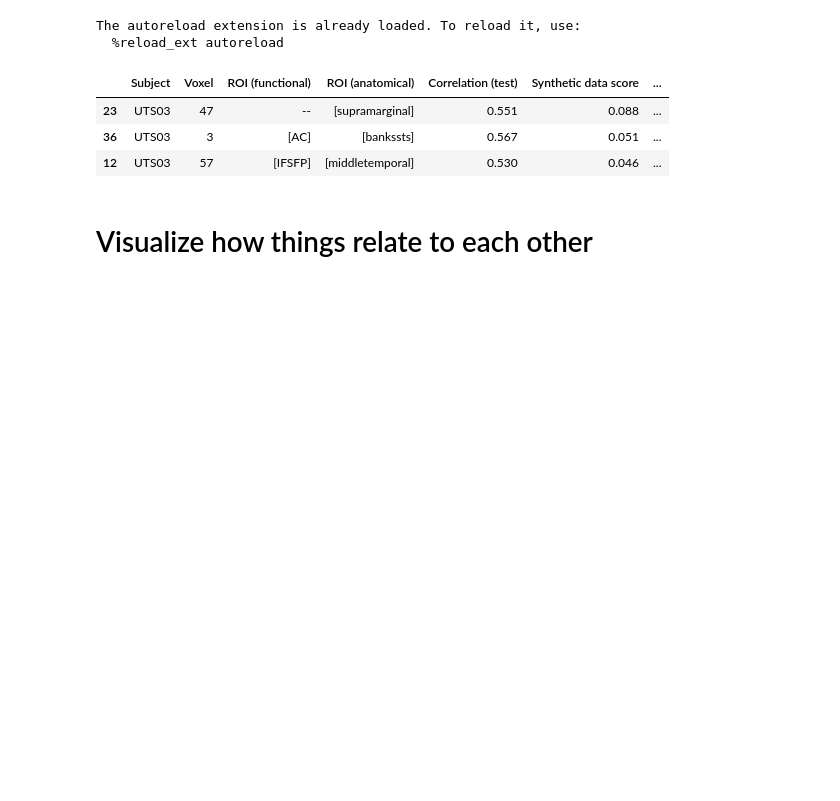
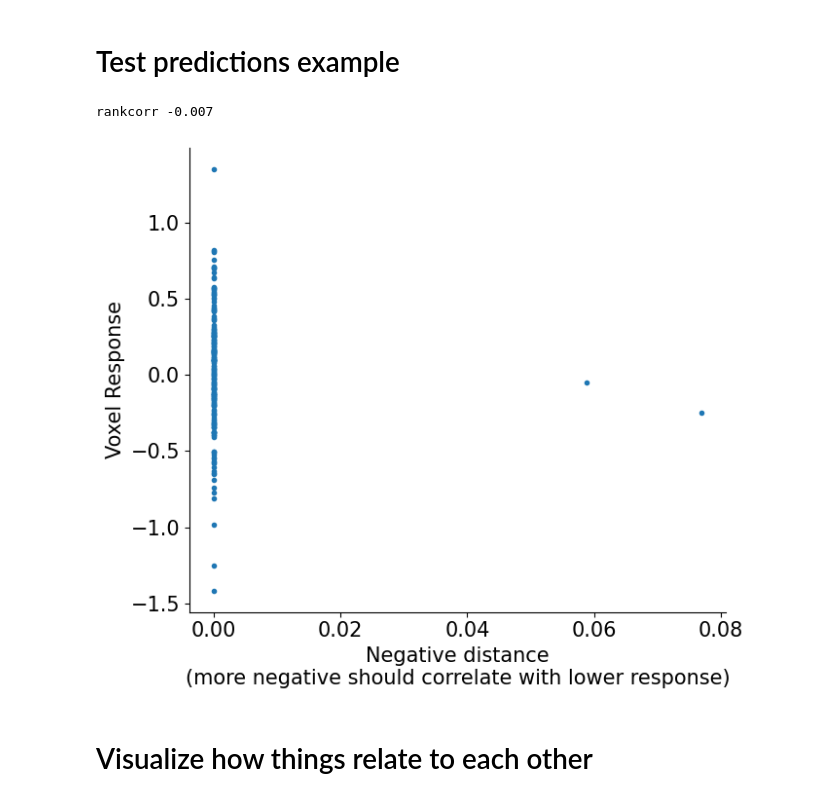
Before and after one commit to microsoft/automated-explanations, a Jupyter notebook: notebooks/01_fmri.ipynb, the cells around one changed output. Saved outputs shown, nothing was run; the diff lists cells and outputs as text; code cells hidden in the pictures; blank space fills up the shorter version.

Commit message:
add test-prediction results when processing results

```diff
--- a/notebooks/01_fmri.ipynb
+++ b/notebooks/01_fmri.ipynb
@@ -10,11 +10,16 @@ import pandas as pd
 import sys
 from typing import List
 import numpy as np
+import joblib
+from mprompt.modules.fmri_module import SAVE_DIR_FMRI
+import imodelsx.util
+from mprompt.modules.emb_diff_module import EmbDiffModule
+import scipy.stats
+from mprompt.methods.m4_evaluate import D5_Validator
+import torch.cuda
 num_top_test_ngrams = 75
-r = pd.read_pickle('../results/results_fmri.pkl')
+r = (pd.read_pickle('../results/results_fmri.pkl')
+    .sort_values(by=['top_score_synthetic'], ascending=False))
-# %% [output]
-The autoreload extension is already loaded. To reload it, use:
-  %reload_ext autoreload
 # %%
 columns = {
     # fmri stuff
@@ -57,11 +62,30 @@ with pd.option_context('display.max_colwidth', -1, 'display.max_rows', 200):
     )
     tab_join_lists = tab.applymap(lambda x: ' __ '.join(x) if isinstance(x, np.ndarray) or isinstance(x, list) else x)
     tab_join_lists.to_csv('../results/results_fmri.csv', index=False, float_format='%.3f')
-# %% [output]
-|  | Subject | Voxel | ROI (functional) | ROI (anatomical) | Correlation (test) | Synthetic data score | ... |
-| 23 | UTS03 | 47 | -- | [supramarginal] | 0.551 | 0.088 | ... |
-| 36 | UTS03 | 3 | [AC] | [bankssts] | 0.567 | 0.051 | ... |
-| 12 | UTS03 | 57 | [IFSFP] | [middletemporal] | 0.530 | 0.046 | ... |
+# %% [markdown]
+# Test predictions example
+# %%
+dsets = joblib.load(join(SAVE_DIR_FMRI, 'stories', 'running_words.jbl'))
+neg_dists_list = []
+rankcorr_list = []
+
+row = r.iloc[0]
+expl = row['top_explanation_init_strs']
+dset = dsets[row['subject']]
+strs_list = dset['words']
+resp = dset['resp'][:, row['module_num']]
+neg_dists = row['neg_dists_expl_test']
+# %%
+# neg_dists = frac_valid
+plt.figure(figsize=(7, 6))
+plt.plot(neg_dists[:200], resp[:200], '.')
+plt.xlabel('Negative distance\n(more negative should correlate with lower response)')
+plt.ylabel('Voxel Response')
+res = scipy.stats.spearmanr(neg_dists, resp, nan_policy='omit', alternative='greater')
+print('rankcorr', res.statistic.round(3))
+# %% [output]
+rankcorr -0.007
+[figure, added]
 # %% [markdown]
 # Visualize how things relate to each other
 # %%
```
Also changed, not shown: 4 other files.
